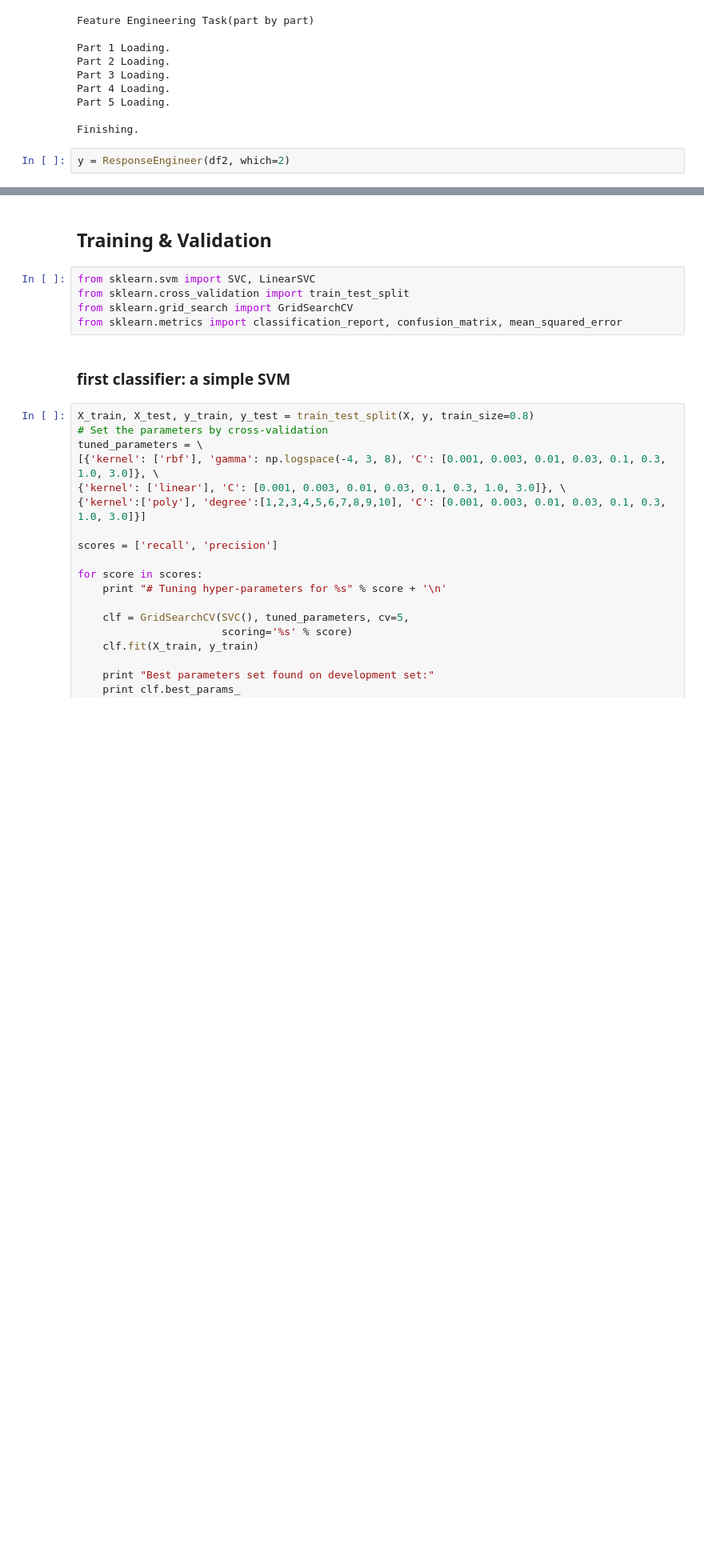
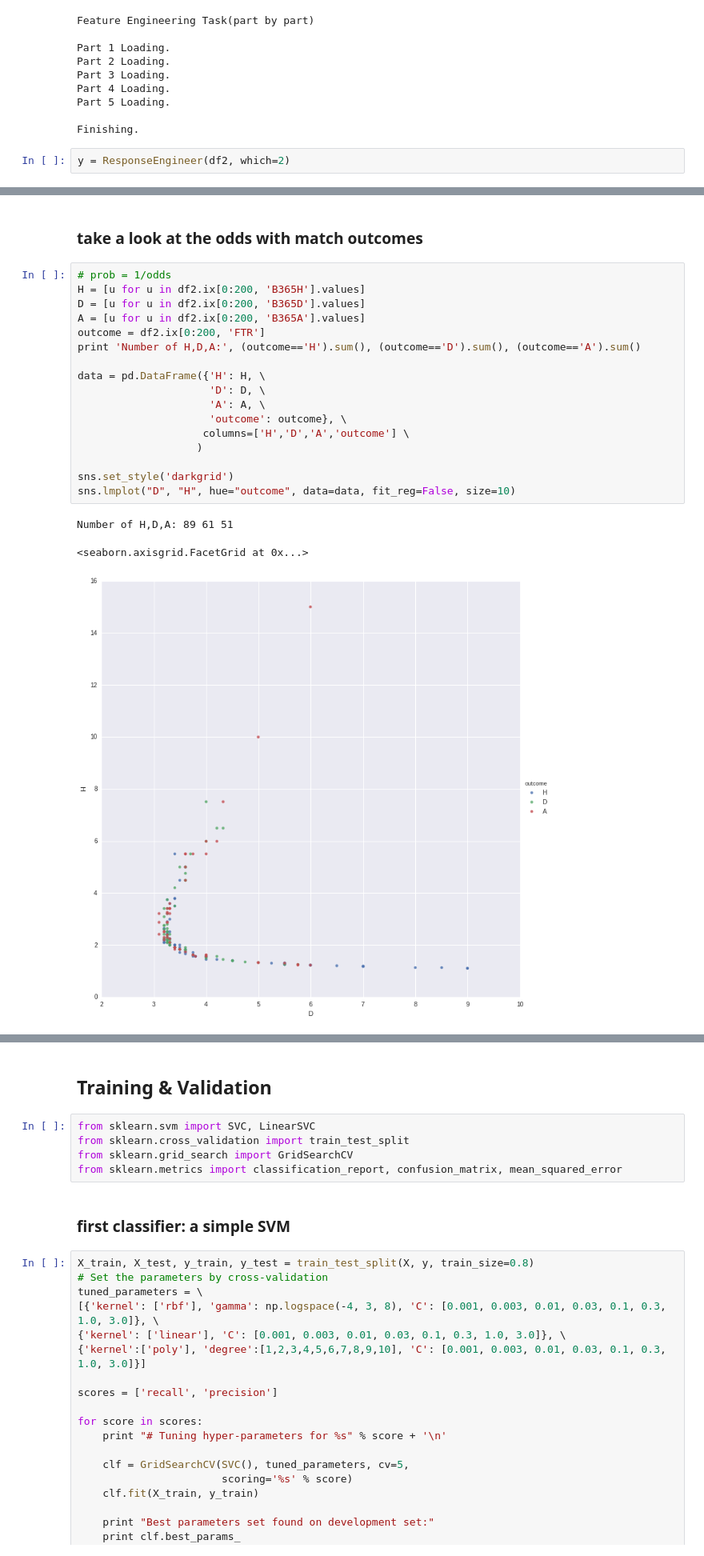
Before and after one commit to niudd/latest-research, a Jupyter notebook: John Goddard (2005).ipynb, the cells around one changed output, grey strips where cells are left out. Shown: that part at 80% size. Cells and saved outputs as stored; diff of their text form; blank space fills up the shorter version.

```diff
--- a/John Goddard (2005).ipynb
+++ b/John Goddard (2005).ipynb
@@ -335,0 +343,23 @@ y[0:4]
+# %% [markdown]
+### take a look at the odds with match outcomes
+# %%
+# prob = 1/odds
+H = [u for u in df2.ix[0:200, 'B365H'].values]
+D = [u for u in df2.ix[0:200, 'B365D'].values]
+A = [u for u in df2.ix[0:200, 'B365A'].values]
+outcome = df2.ix[0:200, 'FTR']
+print 'Number of H,D,A:', (outcome=='H').sum(), (outcome=='D').sum(), (outcome=='A').sum()
+
+data = pd.DataFrame({'H': H, \
+                     'D': D, \
+                     'A': A, \
+                     'outcome': outcome}, \
+                    columns=['H','D','A','outcome'] \
+                   )
+
+sns.set_style('darkgrid')
+sns.lmplot("D", "H", hue="outcome", data=data, fit_reg=False, size=10)
+# %% [output]
+Number of H,D,A: 89 61 51
+<seaborn.axisgrid.FacetGrid at 0x...>
+[figure, added]
```
Also changed, not shown: parts of 26 cells of this notebook.
